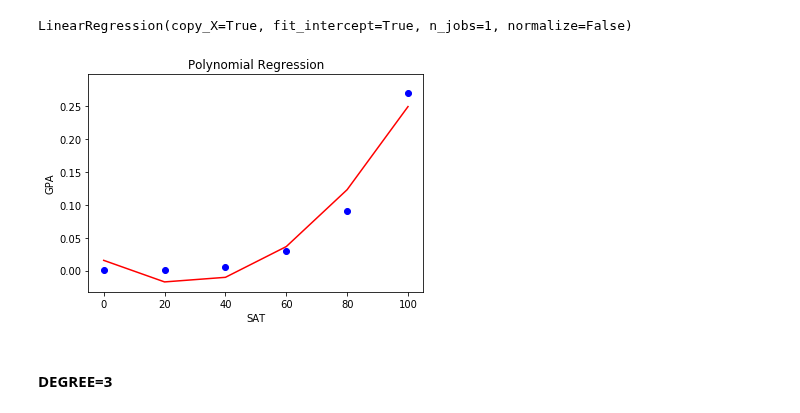
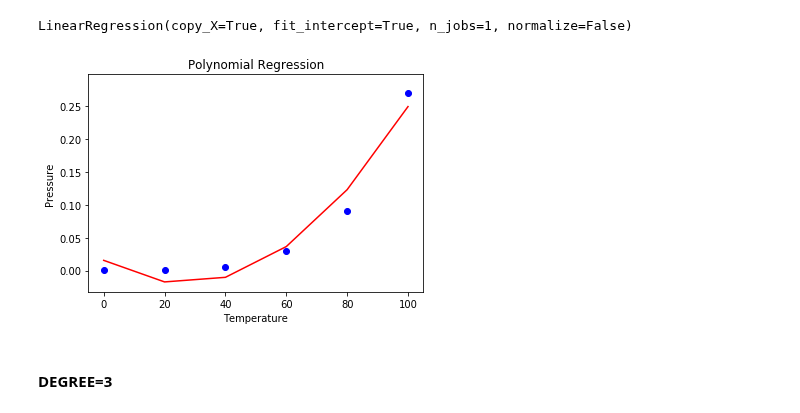
Before and after one commit to rahulvaish/MachineLearning-Python, a Jupyter notebook: PolynomialLinearRegression.ipynb, the cells around one changed output. Drawn from its saved outputs; the diff is of its cells as text; code cells hidden in the pictures.

```diff
--- a/PolynomialLinearRegression.ipynb
+++ b/PolynomialLinearRegression.ipynb
@@ -75,14 +75,14 @@ LinearRegression(copy_X=True, fit_intercept=True, n_jobs=1, normalize=False)
 # %%
 plt.scatter(x, y, color = 'blue')
 
 plt.plot(x, lin2.predict(poly.fit_transform(x)), color = 'red')
 plt.title('Polynomial Regression')
-plt.xlabel('SAT')
-plt.ylabel('GPA')
+plt.xlabel('Temperature')
+plt.ylabel('Pressure')
 
 plt.show()
 # %% [output]
-[figure, old version]
+[figure, new version]
 # %% [markdown]
 #### DEGREE=3
 # %%
```
Also changed, not shown: parts of 5 cells of this notebook.
